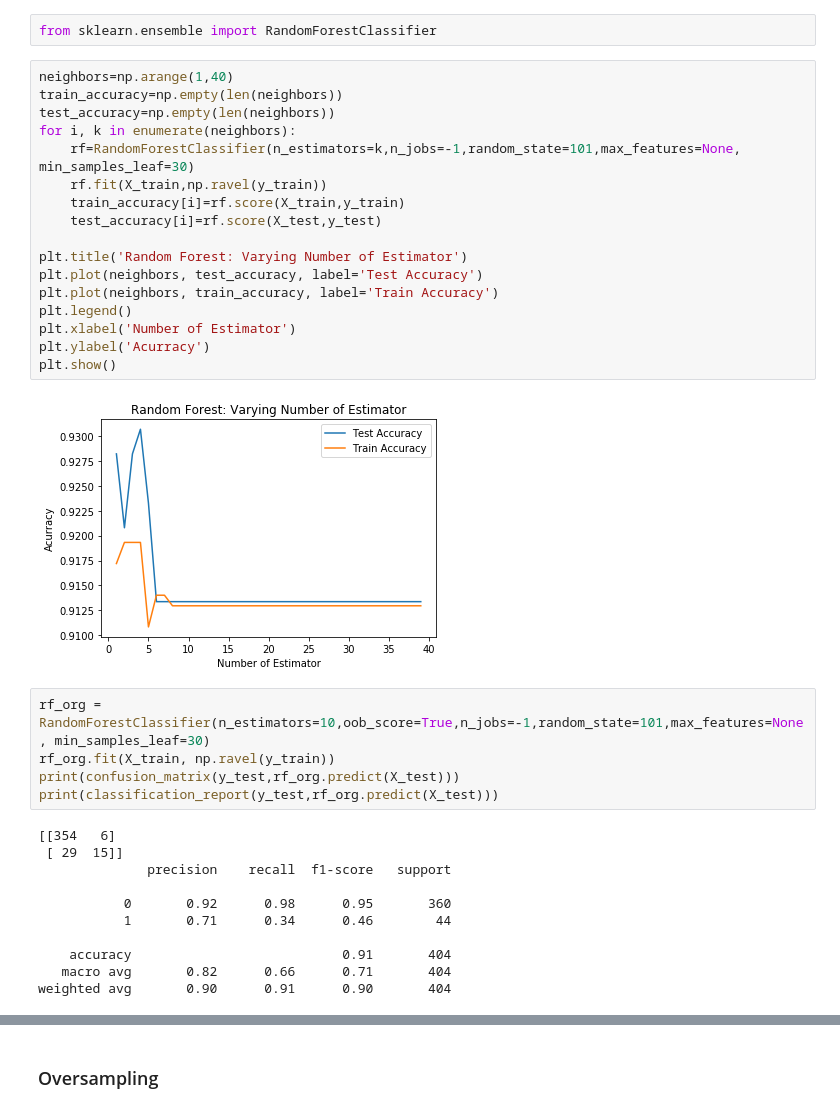
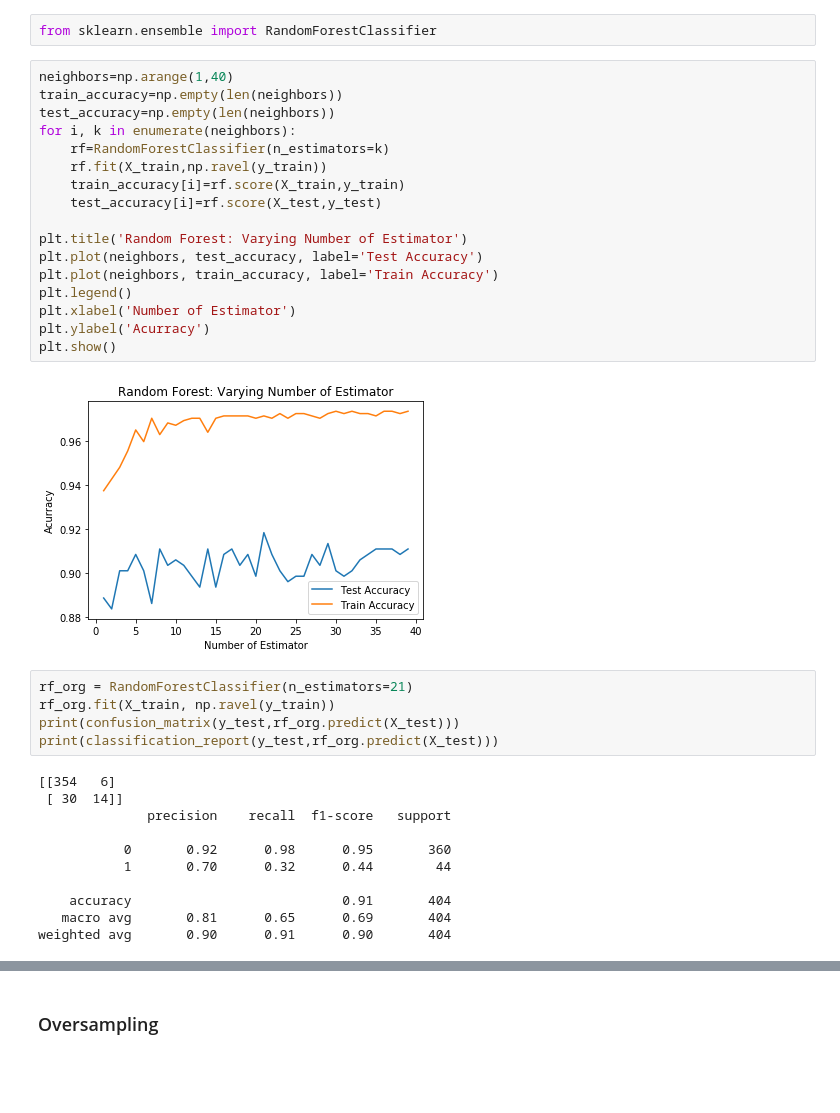
Before and after one commit to vnguye12/vy_capstone1, a Jupyter notebook: Capstone1.ipynb, the cells around one changed output, grey strips where cells are left out. Saved outputs shown, nothing was run; the diff lists cells and outputs as text; blank space fills up the shorter version.

```diff
--- a/Capstone1.ipynb
+++ b/Capstone1.ipynb
@@ -1294,37 +1294,37 @@ from sklearn.ensemble import RandomForestClassifier
 # %%
 neighbors=np.arange(1,40)
 train_accuracy=np.empty(len(neighbors))
 test_accuracy=np.empty(len(neighbors))
 for i, k in enumerate(neighbors):
-    rf=RandomForestClassifier(n_estimators=k,n_jobs=-1,random_state=101,max_features=None, min_samples_leaf=30)
+    rf=RandomForestClassifier(n_estimators=k)
     rf.fit(X_train,np.ravel(y_train))
     train_accuracy[i]=rf.score(X_train,y_train)
     test_accuracy[i]=rf.score(X_test,y_test)
 
 plt.title('Random Forest: Varying Number of Estimator')
 plt.plot(neighbors, test_accuracy, label='Test Accuracy')
 plt.plot(neighbors, train_accuracy, label='Train Accuracy')
 plt.legend()
 plt.xlabel('Number of Estimator')
 plt.ylabel('Acurracy')
 plt.show()
 # %% [output]
-[figure, old version]
+[figure, new version]
 # %%
-rf_org = RandomForestClassifier(n_estimators=10,oob_score=True,n_jobs=-1,random_state=101,max_features=None, min_samples_leaf=30)
+rf_org = RandomForestClassifier(n_estimators=21)
 rf_org.fit(X_train, np.ravel(y_train))
 print(confusion_matrix(y_test,rf_org.predict(X_test)))
 print(classification_report(y_test,rf_org.predict(X_test)))
 # %% [output]
 [[354   6]
- [ 29  15]]
+ [ 30  14]]
               precision    recall  f1-score   support
 
            0       0.92      0.98      0.95       360
-           1       0.71      0.34      0.46        44
+           1       0.70      0.32      0.44        44
 
     accuracy                           0.91       404
-   macro avg       0.82      0.66      0.71       404
+   macro avg       0.81      0.65      0.69       404
 weighted avg       0.90      0.91      0.90       404
 # %%
 y_pred_prob_rf_org=rf_org.predict_proba(X_test)[:,1]
```
Also changed, not shown: parts of 24 cells of this notebook.
